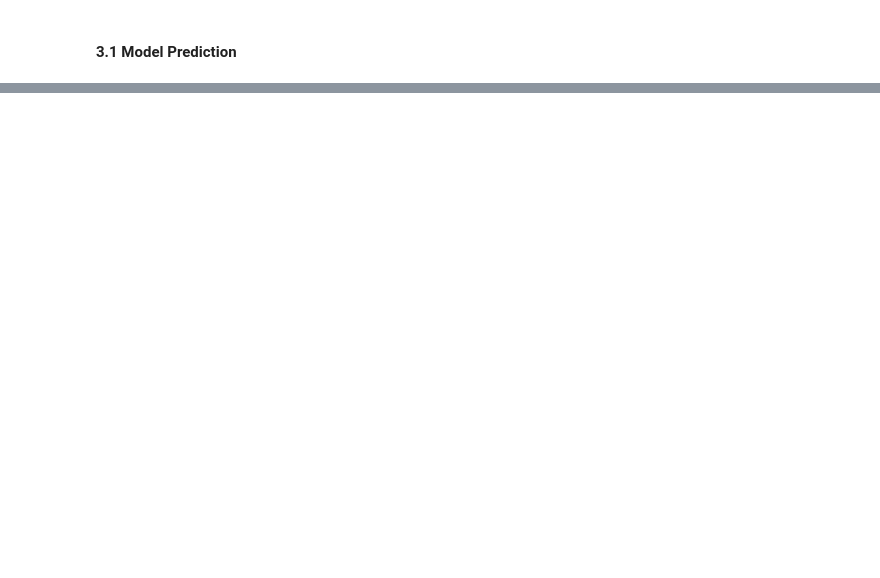
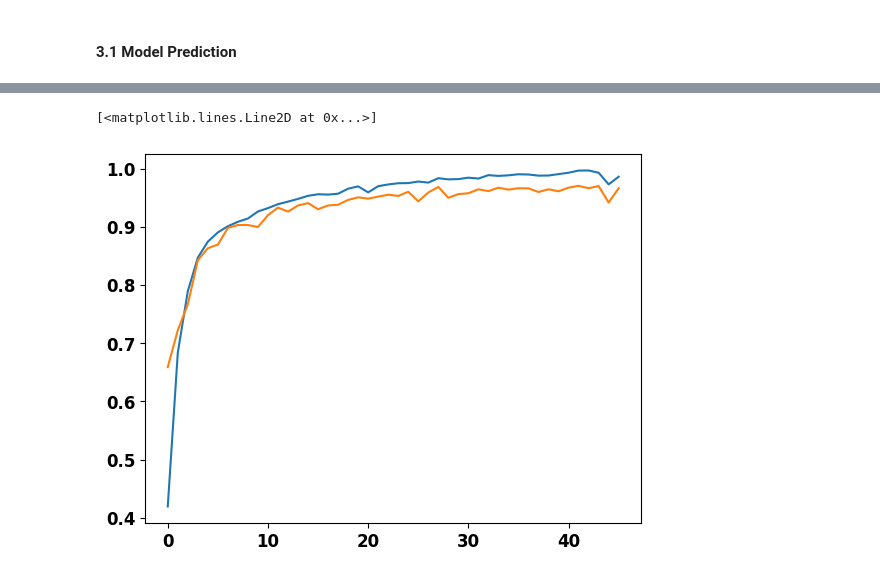
Before and after one commit to Comoz/ml_comoz, a Jupyter notebook: Project code/Projet_ML.ipynb, the cells around one changed output, grey strips where cells are left out. Cells and saved outputs as stored; diff of their text form; code cells hidden in the pictures; blank space fills up the shorter version.

```diff
--- a/Project code/Projet_ML.ipynb
+++ b/Project code/Projet_ML.ipynb
@@ -170,3 +235,10 @@ array([[0.12528478, 0.33525446, 0.26679593, 0.27266482],
+# %%
+plt.figure()
+plt.plot(history.history['accuracy'])
+plt.plot(history.history['val_accuracy'])
+# %% [output]
+[<matplotlib.lines.Line2D at 0x...>]
+[figure, added]
 # %%
 ###################################
  #CSV Creation
```
Also changed, not shown: parts of 8 cells of this notebook.
